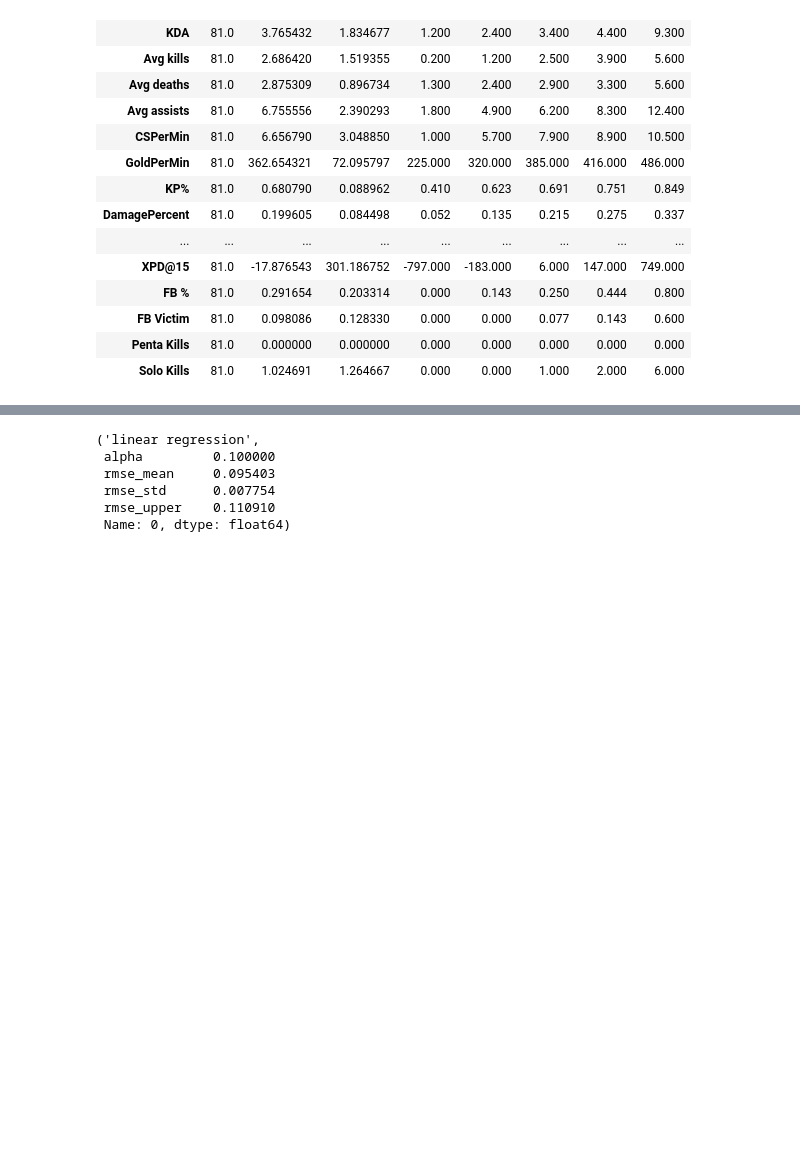
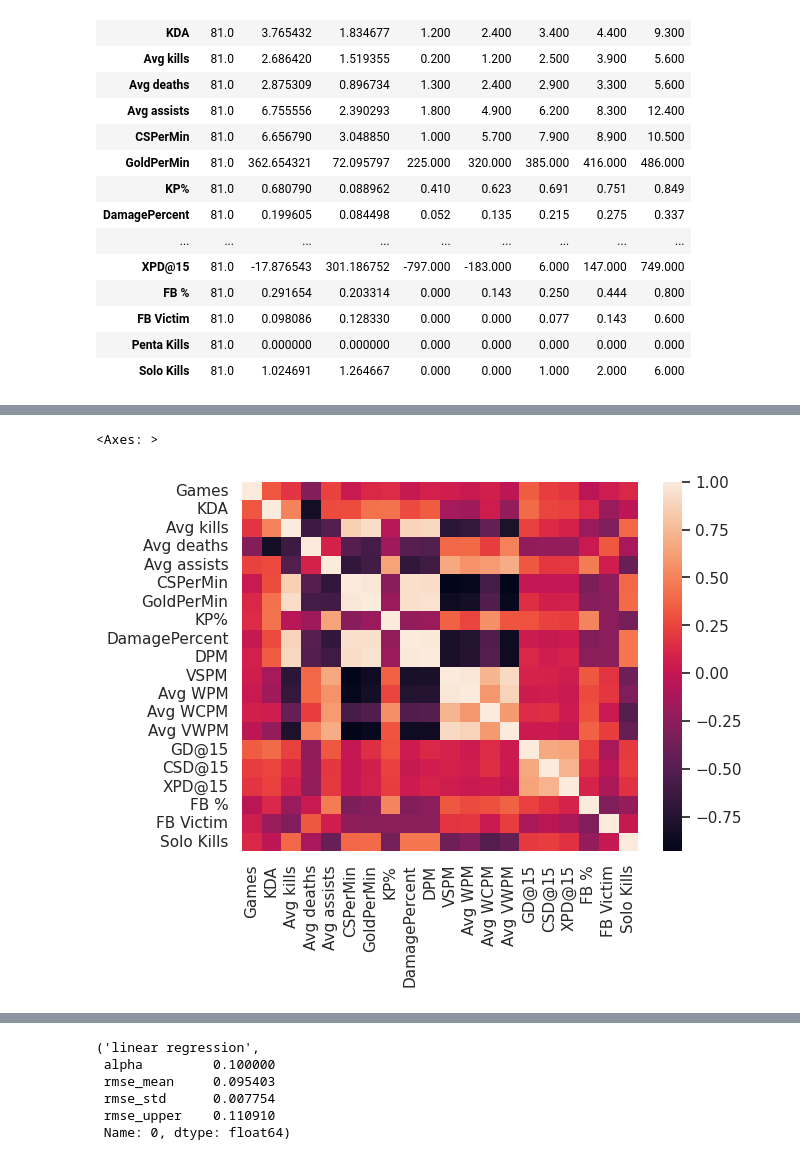
Before and after one commit to spencer18001/ml_zoomcamp_project_2024_midterm, a Jupyter notebook: Notebook/notebook.ipynb, the cells around one changed output, grey strips where cells are left out. Saved outputs shown, nothing was run; the diff lists cells and outputs as text; code cells hidden in the pictures; blank space fills up the shorter version.

```diff
--- a/Notebook/notebook.ipynb
+++ b/Notebook/notebook.ipynb
@@ -62,0 +47,2 @@ dtype: int64
+# %%
+target_name = "Win rate"
@@ -131 +152,4 @@ df.describe().T
 df.drop(columns=["Penta Kills"], inplace=True)
+# %%
+df_corr = df.drop(columns=[target_name]).corr(numeric_only=True)
+df_corr
@@ -131,0 +174,5 @@ df.drop(columns=["Penta Kills"], inplace=True)
+# %%
+sns.heatmap(df_corr)
+# %% [output]
+<Axes: >
+[figure, added]
```
Also changed, not shown: parts of 49 cells of this notebook.
